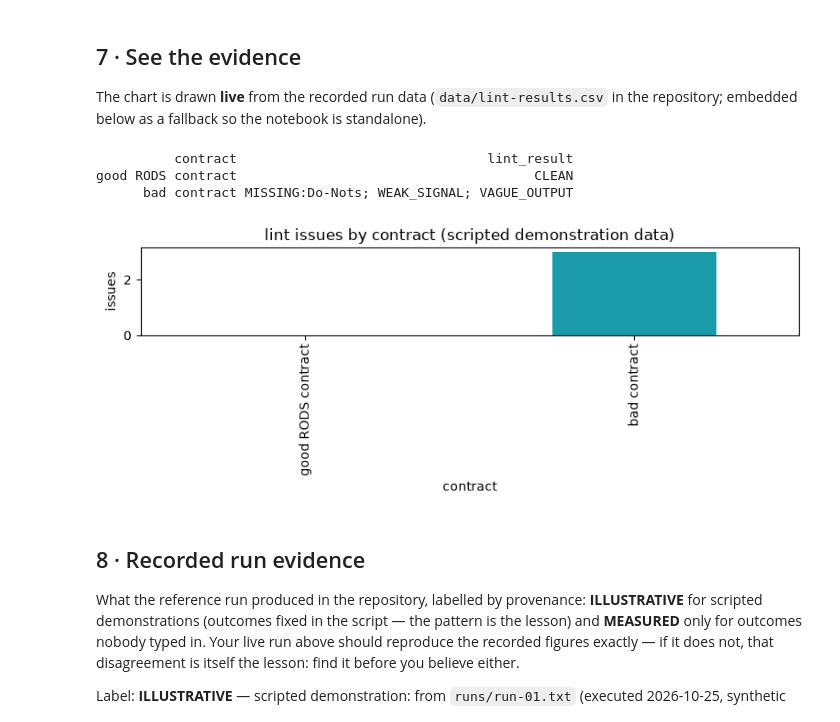
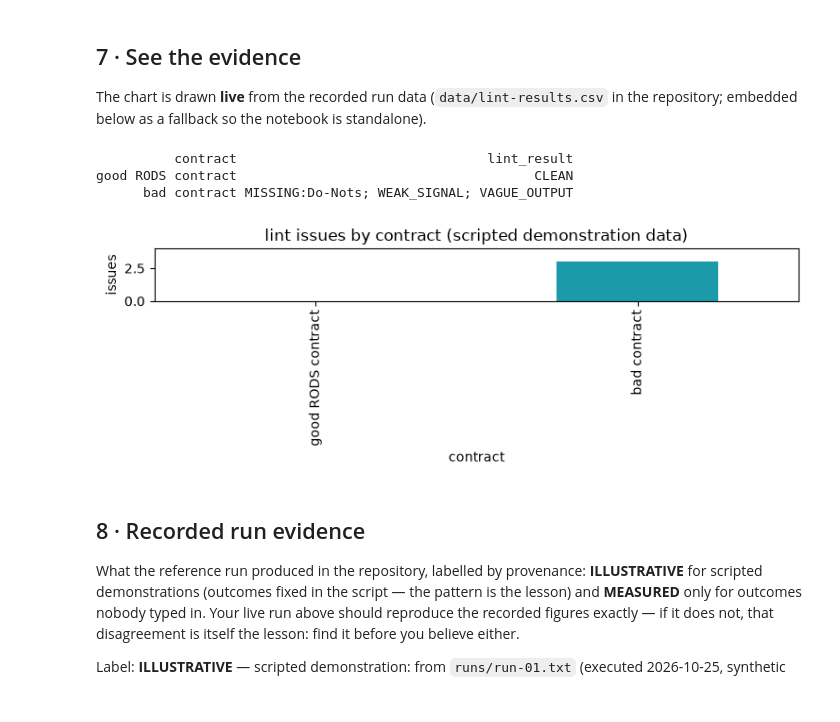
Before and after one commit to GAI-Engineering/poc-learning-lab, a Jupyter notebook: notebooks/03-rods/03-rods.ipynb, the cells around one changed output. Cells and saved outputs as stored; diff of their text form; code cells hidden in the pictures.

```diff
--- a/notebooks/03-rods/03-rods.ipynb
+++ b/notebooks/03-rods/03-rods.ipynb
@@ -169,6 +169,8 @@ TERMINATION: SIGNAL
 The chart is drawn **live** from the recorded run data (`data/lint-results.csv` in the repository; embedded below as a fallback so the notebook is standalone).
 # %%
 import io
+import warnings
+warnings.filterwarnings('ignore')  # keep sandbox paths/warnings out of stored outputs (QA-7)
 import pandas as pd
 import matplotlib.pyplot as plt
 
@@ -181,35 +183,36 @@ text = csv_file.read_text() if csv_file.exists() else RECORDED_CSV
 df = pd.read_csv(io.StringIO(text))
 print(df.to_string(index=False))
 
 CHART_MODE = "lint"
 if CHART_MODE == "claims":
     labels = df["scene"] + " - " + df["region"]
     colors = ["#C1666B" if f == "GUESS" else "#1B9AAA" for f in df["flag"]]
     fig, ax = plt.subplots(figsize=(9, 3.4))
     ax.bar(labels, df["confidence"], color=colors)
     ax.set_ylabel("confidence")
     ax.set_title("confidence by scene - region (scripted demonstration data; red = flagged GUESS)")
     plt.xticks(rotation=30, ha="right")
 elif CHART_MODE == "lint":
     df["issues"] = df["lint_result"].apply(lambda s: 0 if s == "CLEAN" else len(s.split(";")))
     ax = df.plot.bar(x="contract", y="issues", legend=False, color="#1B9AAA",
-                     figsize=(8, 3.2), title="lint issues by contract (scripted demonstration data)")
+                     figsize=(7.5, 2.8), title="lint issues by contract (scripted demonstration data)")
     ax.set_ylabel("issues")
+    ax.set_ylim(0, 4)
 else:
     numeric = df.select_dtypes("number").columns.tolist()
     if numeric:
         col = numeric[0]
         labels = df.columns[0]
         ax = df.plot.bar(x=labels, y=col, legend=False, color="#1B9AAA",
                          figsize=(8, 3.2), title=col + " by " + str(labels) + " (scripted demonstration data)")
         ax.set_ylabel(col)
 plt.tight_layout()
 plt.show()
 # %% [output]
           contract                                lint_result
 good RODS contract                                      CLEAN
       bad contract MISSING:Do-Nots; WEAK_SIGNAL; VAGUE_OUTPUT
-[figure, old version]
+[figure, new version]
 # %% [markdown]
 ## 8 · Recorded run evidence
 
```
Also changed, not shown: 3 other files.
